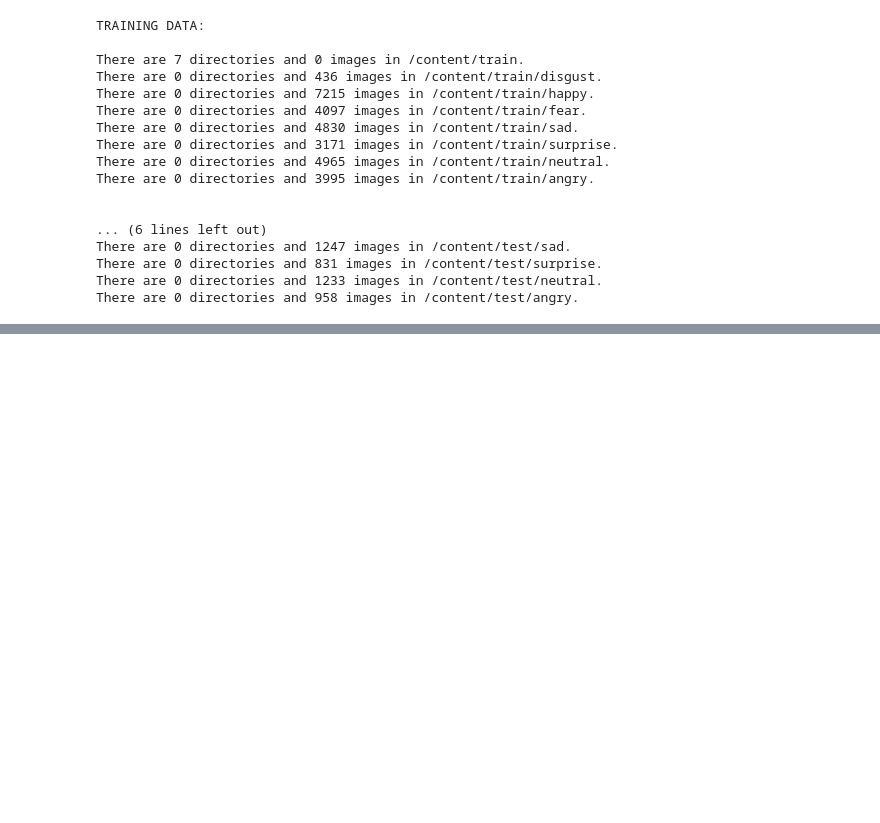
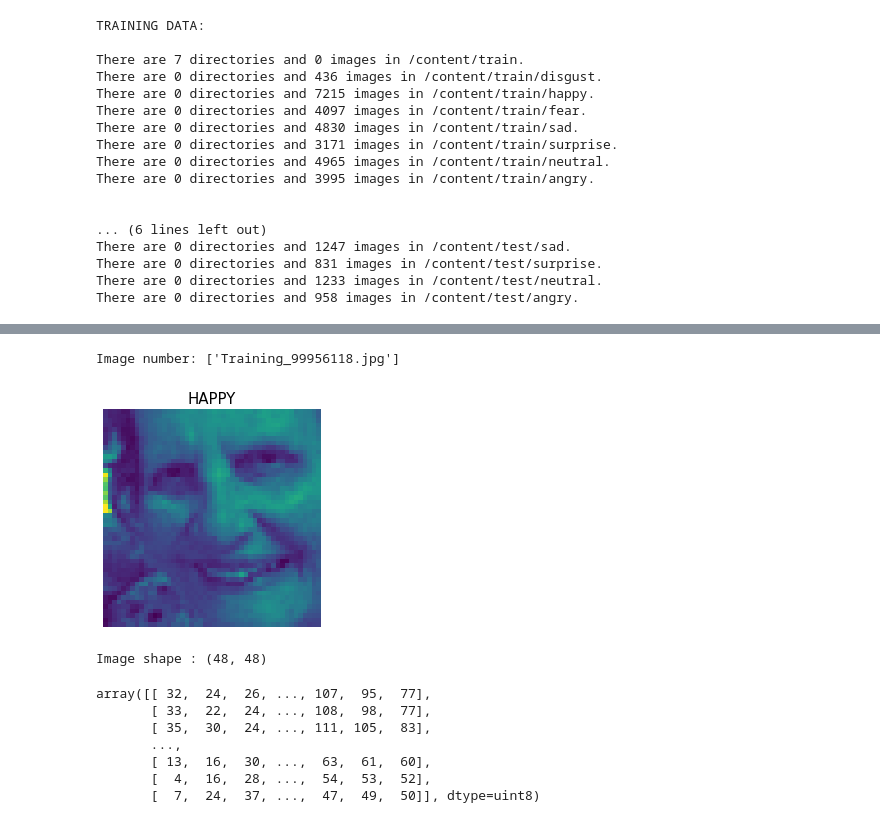
Before and after one commit to Arka1212/Live-Class-Monitoring-System-Face-Emotion-Recognition, a Jupyter notebook: Live_Class_Monitoring_System_(Face_Emotion_Recognition).ipynb, the cells around one changed output, grey strips where cells are left out. Cells and saved outputs as stored; diff of their text form; code cells hidden in the pictures; blank space fills up the shorter version.

```diff
--- a/Live_Class_Monitoring_System_(Face_Emotion_Recognition).ipynb
+++ b/Live_Class_Monitoring_System_(Face_Emotion_Recognition).ipynb
@@ -90,0 +187,15 @@ There are 0 directories and 958 images in /content/test/angry.
+# %%
+# Viewing 'happy' class image.
+view_random_images(target_directory = '/content/train',
+                   target_class = 'happy')
+# %% [output]
+Image number: ['Training_99956118.jpg']
+[figure, added]
+Image shape : (48, 48)
+array([[ 32,  24,  26, ..., 107,  95,  77],
+       [ 33,  22,  24, ..., 108,  98,  77],
+       [ 35,  30,  24, ..., 111, 105,  83],
+       ...,
+       [ 13,  16,  30, ...,  63,  61,  60],
+       [  4,  16,  28, ...,  54,  53,  52],
+       [  7,  24,  37, ...,  47,  49,  50]], dtype=uint8)
```
Also changed, not shown: parts of 11 cells of this notebook.
